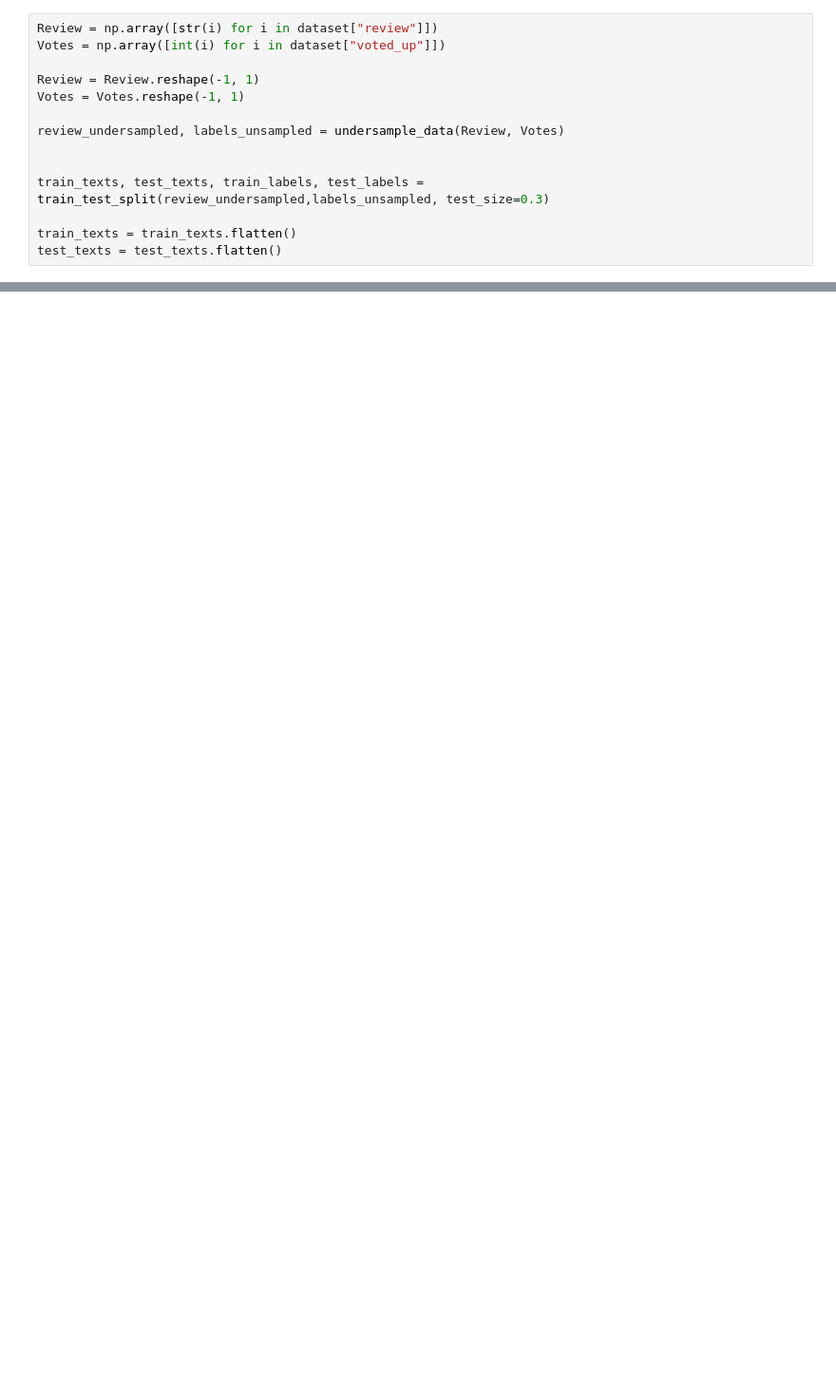
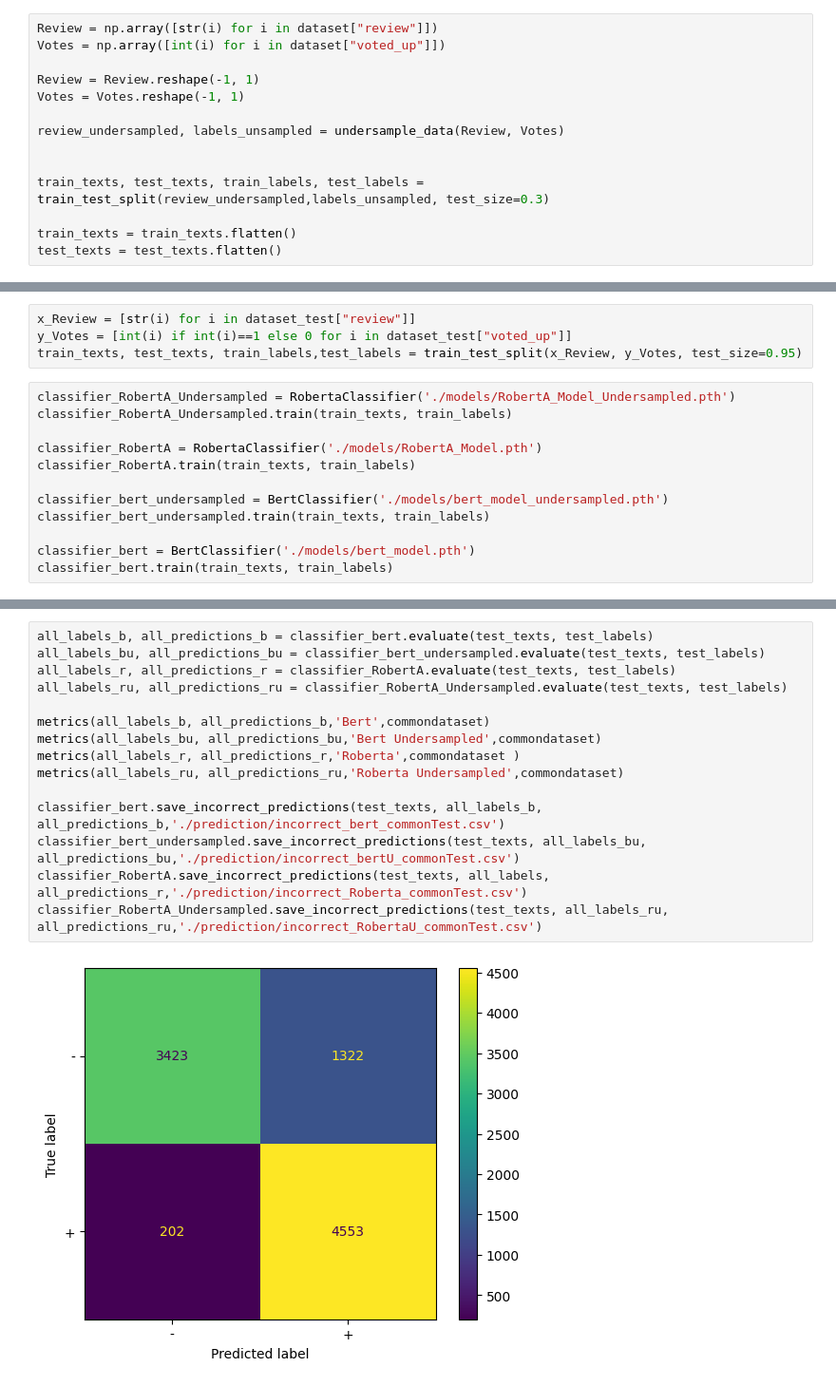
Before and after one commit to Meyflex/Sentiment-Analyses-Steam, a Jupyter notebook: Project_Text_mining.ipynb, the cells around one changed output, grey strips where cells are left out. Shown at 95% size. Saved outputs shown, nothing was run; the diff lists cells and outputs as text; blank space fills up the shorter version.

```diff
--- a/Project_Text_mining.ipynb
+++ b/Project_Text_mining.ipynb
@@ -246,0 +304,16 @@ plot_model_comparisons(results_list)
+# %%
+x_Review = [str(i) for i in dataset_test["review"]]
+y_Votes = [int(i) if int(i)==1 else 0 for i in dataset_test["voted_up"]]
+train_texts, test_texts, train_labels,test_labels = train_test_split(x_Review, y_Votes, test_size=0.95)
+# %%
+classifier_RobertA_Undersampled = RobertaClassifier('./models/RobertA_Model_Undersampled.pth')
+classifier_RobertA_Undersampled.train(train_texts, train_labels)
+
+classifier_RobertA = RobertaClassifier('./models/RobertA_Model.pth')
+classifier_RobertA.train(train_texts, train_labels)
+
+classifier_bert_undersampled = BertClassifier('./models/bert_model_undersampled.pth')
+classifier_bert_undersampled.train(train_texts, train_labels)
+
+classifier_bert = BertClassifier('./models/bert_model.pth')
+classifier_bert.train(train_texts, train_labels)
@@ -246,0 +349,17 @@ plot_model_comparisons(results_list)
+# %%
+all_labels_b, all_predictions_b = classifier_bert.evaluate(test_texts, test_labels)
+all_labels_bu, all_predictions_bu = classifier_bert_undersampled.evaluate(test_texts, test_labels)
+all_labels_r, all_predictions_r = classifier_RobertA.evaluate(test_texts, test_labels)
+all_labels_ru, all_predictions_ru = classifier_RobertA_Undersampled.evaluate(test_texts, test_labels)
+
+metrics(all_labels_b, all_predictions_b,'Bert',commondataset)
+metrics(all_labels_bu, all_predictions_bu,'Bert Undersampled',commondataset)
+metrics(all_labels_r, all_predictions_r,'Roberta',commondataset )
+metrics(all_labels_ru, all_predictions_ru,'Roberta Undersampled',commondataset)
+
+classifier_bert.save_incorrect_predictions(test_texts, all_labels_b, all_predictions_b,'./prediction/incorrect_bert_commonTest.csv')
+classifier_bert_undersampled.save_incorrect_predictions(test_texts, all_labels_bu, all_predictions_bu,'./prediction/incorrect_bertU_commonTest.csv')
+classifier_RobertA.save_incorrect_predictions(test_texts, all_labels, all_predictions_r,'./prediction/incorrect_Roberta_commonTest.csv')
+classifier_RobertA_Undersampled.save_incorrect_predictions(test_texts, all_labels_ru, all_predictions_ru,'./prediction/incorrect_RobertaU_commonTest.csv')
+# %% [output]
+[figure, added]
```
Also changed, not shown: parts of 25 cells of this notebook, 38 other files.
